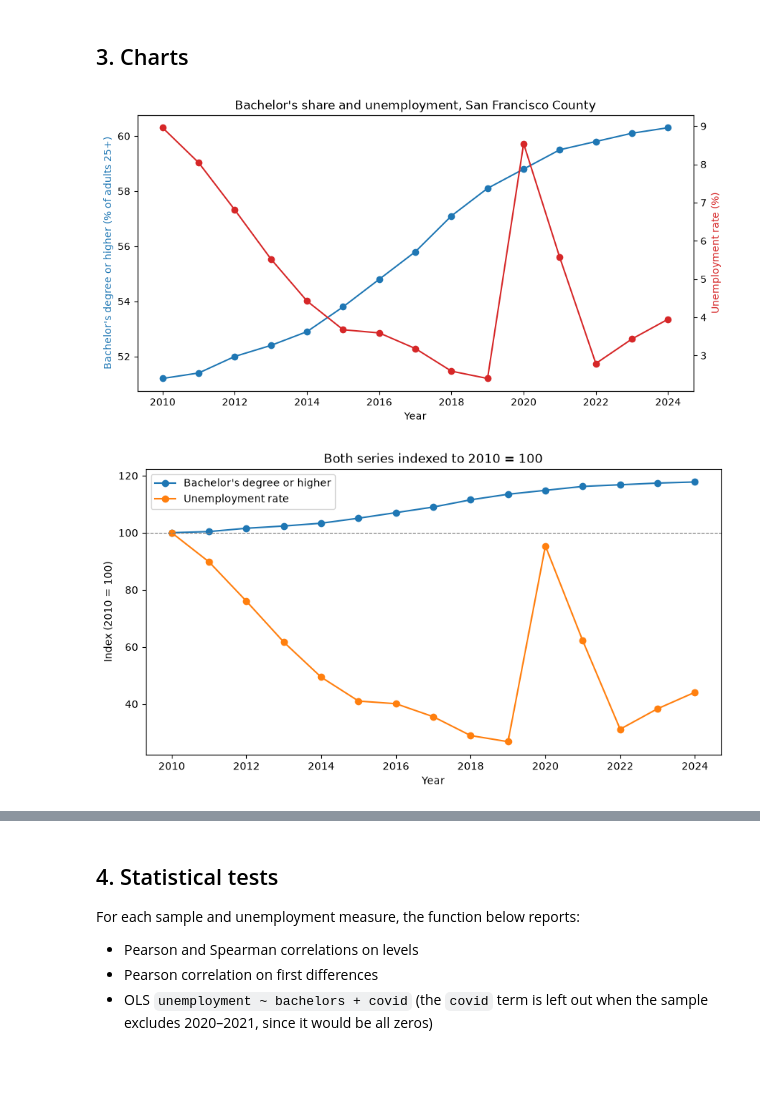
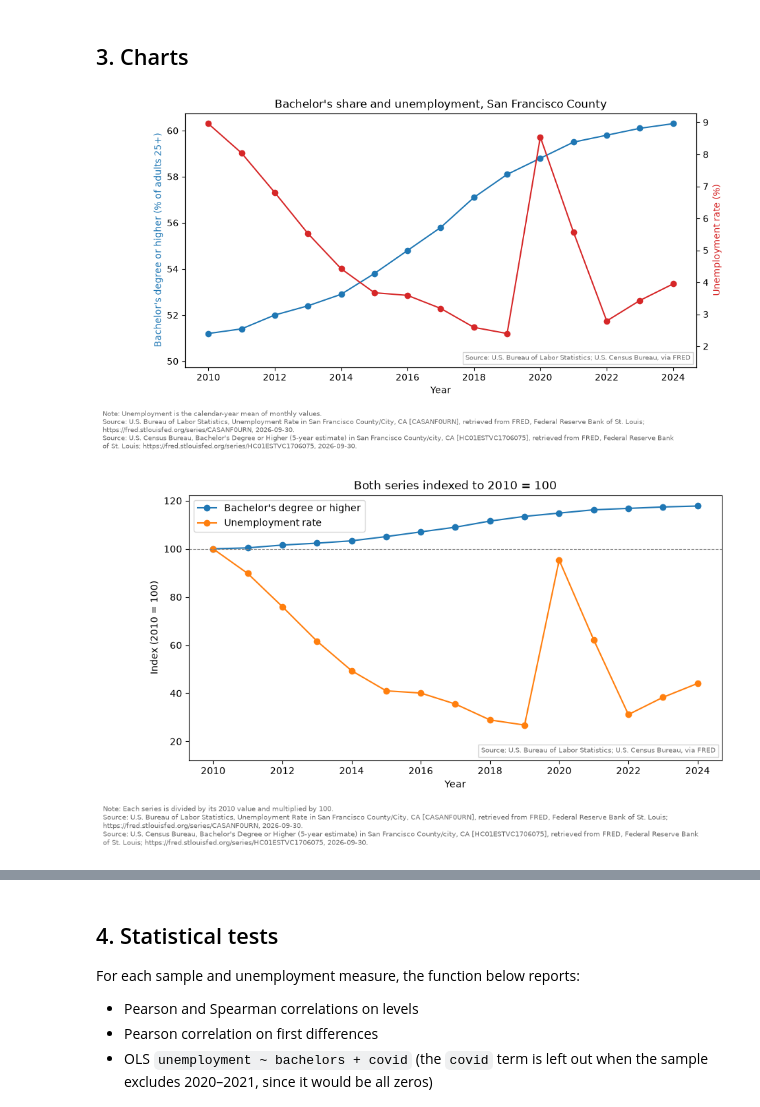
Before and after one commit to gvingersoll/Week-6-Assignment, a Jupyter notebook: analysis.ipynb, the cells around one changed output, grey strips where cells are left out. Cells and saved outputs as stored; diff of their text form; code cells hidden in the pictures; blank space fills up the shorter version.

```diff
--- a/analysis.ipynb
+++ b/analysis.ipynb
@@ -182,20 +186,60 @@ pd.concat([merged.head(3), merged.tail(3)]).round(2)
 | 2024 | 3.95 | 12 | False | 4.86 | 60.3 | 0.52 | ... |
 # %% [markdown]
 ## 3. Charts
+# %%
+SOURCE_AGENCIES = {
+    UNEMPLOYMENT_ID: "U.S. Bureau of Labor Statistics",
+    BACHELORS_ID: "U.S. Census Bureau",
+}
+SERIES_METADATA = {
+    UNEMPLOYMENT_ID: unemployment_metadata,
+    BACHELORS_ID: bachelors_metadata,
+}
+
+
+def fred_citation(series_id):
+    """Return the FRED-recommended citation for a series, dated by its retrieval date."""
+    metadata = SERIES_METADATA[series_id]
+    return (
+        f"{SOURCE_AGENCIES[series_id]}, {metadata['title']} [{series_id}], retrieved from FRED, "
+        f"Federal Reserve Bank of St. Louis; https://fred.stlouisfed.org/series/{series_id}, "
+        f"{metadata['realtime_start']}."
+    )
+
+
+def add_source_note(fig, note):
+    """Label the plot with its sources, and print a calculation note and full FRED citations below it."""
+    source_label = AnchoredText(
+        f"Source: {'; '.join(SOURCE_AGENCIES.values())}, via FRED",
+        loc="lower right", prop={"fontsize": 7, "color": "dimgray"},
+    )
+    source_label.patch.set(facecolor="white", edgecolor="lightgray")
+    for ax in fig.axes:  # lower each y-axis so the label sits in an empty strip below the data
+        bottom, top = ax.get_ylim()
+        ax.set_ylim(bottom - 0.1 * (top - bottom), top)
+    fig.axes[-1].add_artist(source_label)  # last axes, so a twin axis cannot draw over the label
+
+    line_width = int(fig.get_figwidth() * 17)  # characters of 7-pt text that fit across the figure
+    paragraphs = [f"Note: {note}"] + [
+        f"Source: {fred_citation(series_id)}" for series_id in SOURCE_AGENCIES
+    ]
+    footer = "\n".join(textwrap.fill(paragraph, line_width) for paragraph in paragraphs)
+    fig.text(0, -0.02, footer, ha="left", va="top", fontsize=7, color="dimgray")
 # %%
 fig, bachelors_axis = plt.subplots(figsize=(10, 5))
 unemployment_axis = bachelors_axis.twinx()
 
 bachelors_axis.plot(merged.index, merged["bachelors"], color="tab:blue", marker="o")
 unemployment_axis.plot(merged.index, merged["unemployment"], color="tab:red", marker="o")
 
 bachelors_axis.set_ylabel("Bachelor's degree or higher (% of adults 25+)", color="tab:blue")
 unemployment_axis.set_ylabel("Unemployment rate (%)", color="tab:red")
 bachelors_axis.set_xlabel("Year")
 bachelors_axis.set_title("Bachelor's share and unemployment, San Francisco County")
+add_source_note(fig, "Unemployment is the calendar-year mean of monthly values.")
 plt.show()
 # %% [output]
-[figure, old version]
+[figure, new version]
 # %%
 fig, ax = plt.subplots(figsize=(10, 5))
 ax.plot(merged.index, merged["bachelors_index"], marker="o", label="Bachelor's degree or higher")
@@ -205,7 +249,8 @@ ax.set_xlabel("Year")
 ax.set_ylabel(f"Index ({START_YEAR} = 100)")
 ax.set_title(f"Both series indexed to {START_YEAR} = 100")
 ax.legend()
+add_source_note(fig, f"Each series is divided by its {START_YEAR} value and multiplied by 100.")
 plt.show()
 # %% [output]
-[figure, old version]
+[figure, new version]
 # %%
```
Also changed, not shown: parts of 6 cells of this notebook, 1 other file.
